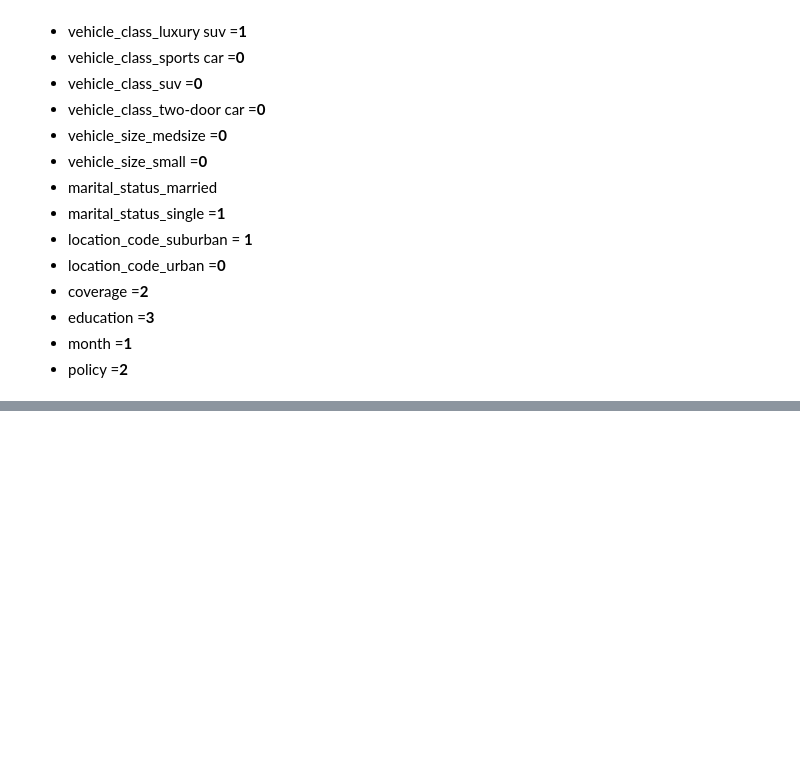
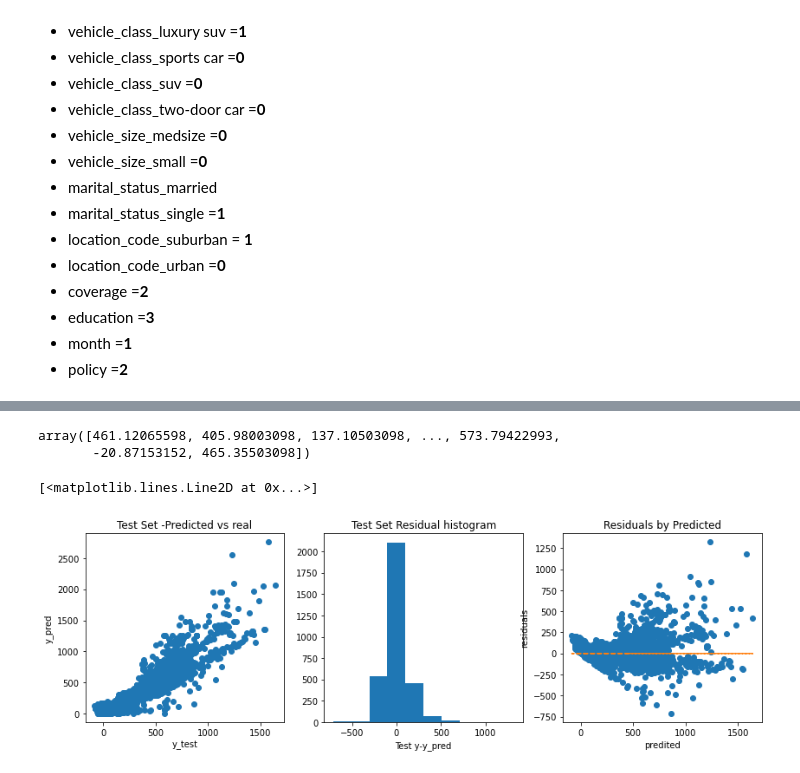
Before and after one commit to ellagoesbeyond/DA_Lab, a Jupyter notebook: week 4/week_four_day_4_LAB_Data_Modeling.ipynb, the cells around one changed output, grey strips where cells are left out. Cells and saved outputs as stored; diff of their text form; code cells hidden in the pictures; blank space fills up the shorter version.

```diff
--- a/week 4/week_four_day_4_LAB_Data_Modeling.ipynb
+++ b/week 4/week_four_day_4_LAB_Data_Modeling.ipynb
@@ -270,0 +318,5 @@ NameError: name 'new_data' is not defined
+# %%
+y_pred_test
+# %% [output]
+array([461.12065598, 405.98003098, 137.10503098, ..., 573.79422993,
+       -20.87153152, 465.35503098])
@@ -270,0 +325,26 @@ NameError: name 'new_data' is not defined
+# %%
+# Make an scatter plot y_pred vs y
+# What kind of plot you will get if all the all the predictions are ok?
+# A stright line
+
+fig, ax = plt.subplots(1,3,figsize=(14,4))
+ax[0].plot(y_pred_test, y_test, 'o')
+ax[0].set_xlabel("y_test")
+ax[0].set_ylabel("y_pred")
+ax[0].set_title("Test Set -Predicted vs real")
+
+# Get a histogram of the residuals ie: y - y_pred.  Homoscdasticity
+# It resembles a normal distribution?
+ax[1].hist(y_test - y_pred_test)
+ax[1].set_xlabel("Test y-y_pred")
+ax[1].set_title("Test Set Residual histogram")
+
+
+ax[2].plot(y_pred_test,y_test - y_pred_test,"o")
+ax[2].set_xlabel("predited")
+ax[2].set_ylabel("residuals")
+ax[2].set_title("Residuals by Predicted")
+ax[2].plot(y_pred_test,np.zeros(len(y_pred_test)),linestyle='dashed')
+# %% [output]
+[<matplotlib.lines.Line2D at 0x...>]
+[figure, added]
```
Also changed, not shown: parts of 25 cells of this notebook.
